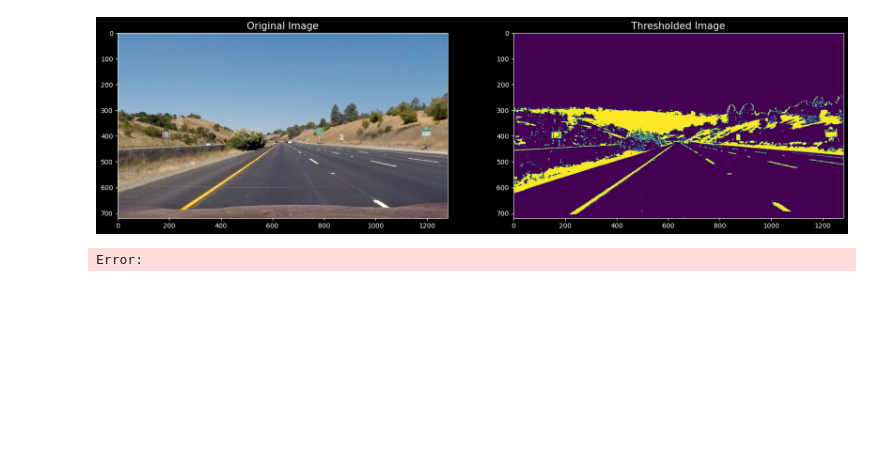
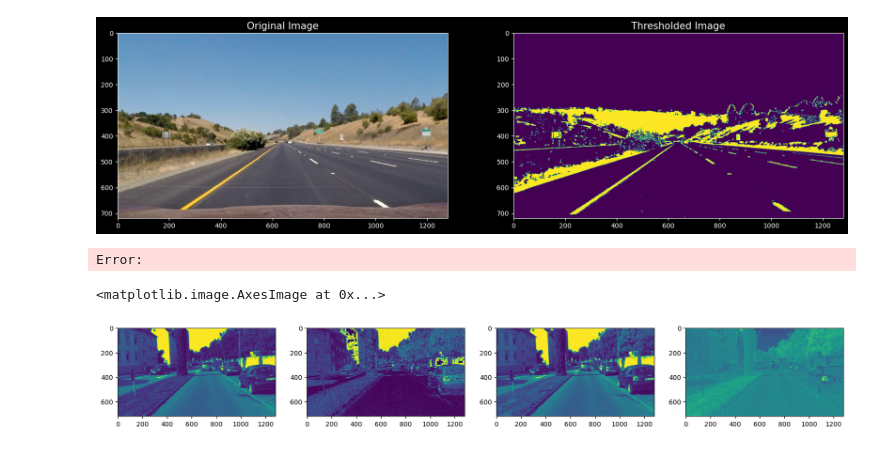
Before and after one commit to felixhoffmnn/digitale-bildverarbeitung, a Jupyter notebook: src/pipeline/pipeline.ipynb, the cells around one changed output. Drawn from its saved outputs; the diff is of its cells as text; code cells hidden in the pictures; blank space fills up the shorter version.

Commit message:
🚧 Improved challenge video and KITTI images
Co-authored-by: Felix Hoffmann <felixhoffmnn@users.noreply.github.com>

```diff
--- a/src/pipeline/pipeline.ipynb
+++ b/src/pipeline/pipeline.ipynb
@@ -68,0 +72,16 @@ Error:
+# %%
+img_path = "../../data/exam/kitti/image015.jpg"
+# %%
+img_kitti = cv.cvtColor(cv.imread(img_path), cv.COLOR_BGR2RGB)
+img_hls = cv.cvtColor(img_kitti, cv.COLOR_RGB2HLS)
+img_hsv = cv.cvtColor(img_kitti, cv.COLOR_RGB2HSV)
+img_lab = cv.cvtColor(img_kitti, cv.COLOR_RGB2LAB)
+# %%
+fig, ax = plt.subplots(1, 4, figsize=(20, 10))
+ax[0].imshow(img_kitti[:, :, 2])
+ax[1].imshow(img_hls[:, :, 2])
+ax[2].imshow(img_hsv[:, :, 2])
+ax[3].imshow(img_lab[:, :, 2])
+# %% [output]
+<matplotlib.image.AxesImage at 0x...>
+[figure, added]
```
Also changed, not shown: parts of 1 cell of this notebook, 5 other files.
